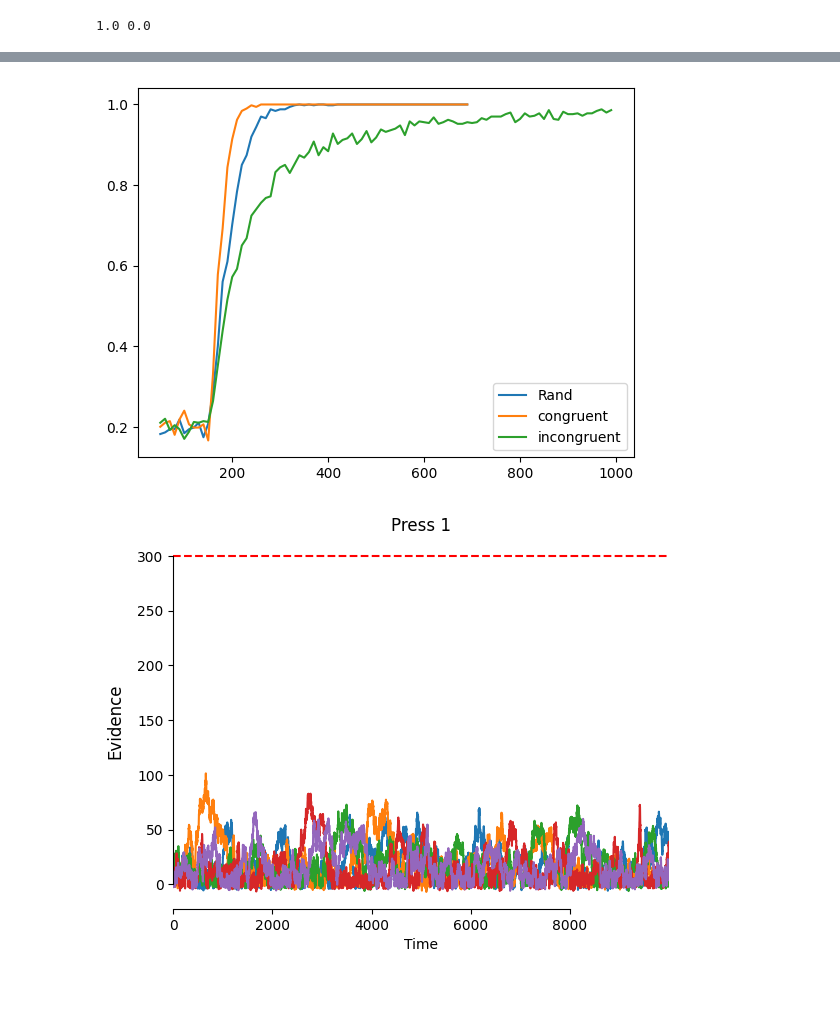
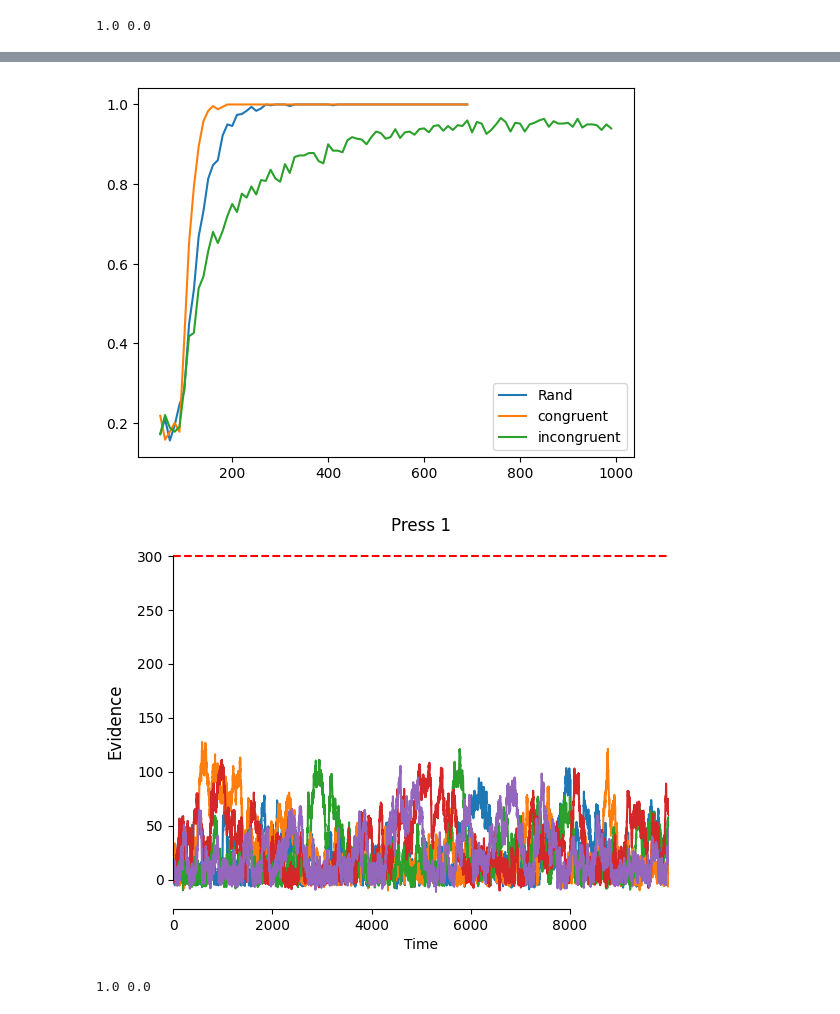
Before and after one commit to manazerzadeh/Sequential-HorseRace, a Jupyter notebook: model_single_press_new.ipynb, the cells around one changed output, grey strips where cells are left out. Cells and saved outputs as stored; diff of their text form; code cells hidden in the pictures.

Commit message:
new models

```diff
--- a/model_single_press_new.ipynb
+++ b/model_single_press_new.ipynb
@@ -951,7 +605,7 @@ RTs = np.array([])
 visual_drifts = calc_visual_drifts(specific_seq, seq_length)
 memory_drifts = calc_memory_drifts(specific_seq, seq_length)
 model = DriftDiffusionModel_Optimzied_damping_lateral(rand_seq, specific_seq, visual_drifts, memory_drifts,
-                                      diffusion, threshold, visual_delay=150,
+                                      diffusion, threshold, visual_delay=visual_delay, motor_delay = motor_delay,
                                       planning_capacity=4, planning_param=2, seq_length=seq_length, alpha = alpha, beta = beta)
 
 for sim in range(n_sims):
@@ -975,10 +629,10 @@ sns.despine(trim = True)
 # %%
 n_sims = 1000
 RTs = np.array([])
-visual_drifts = calc_visual_drifts(specific_seq, seq_length)
+visual_drifts = calc_visual_drifts(rand_seq, seq_length)
 memory_drifts = np.zeros((5, seq_length))
 model = DriftDiffusionModel_Optimzied_damping_lateral(rand_seq, specific_seq, visual_drifts, memory_drifts,
-                                      diffusion, threshold, visual_delay=150,
+                                      diffusion, threshold, visual_delay=visual_delay, motor_delay = motor_delay,
                                       planning_capacity=4, planning_param=2, seq_length=seq_length, alpha = alpha, beta = beta)
 
 for sim in range(n_sims):
@@ -991,55 +649,55 @@ print(RTs.mean(), RTs.std())
 # %%
 accs = []
 for max_time in np.arange(50, 600, step = 10):
-    n_sims = 1000
+    n_sims = 200
     RTs = np.array([])
     visual_drifts = calc_visual_drifts(rand_seq, seq_length)
     memory_drifts = np.zeros((5, seq_length))
     model = DriftDiffusionModel_Optimzied_damping_lateral(rand_seq, specific_seq, visual_drifts, memory_drifts,
-                                        diffusion, threshold = np.inf, visual_delay=150,
-                                        planning_capacity=4, planning_param=2, seq_length=seq_length, alpha = alpha, max_time=max_time)
+                                        diffusion, threshold = np.inf, visual_delay=visual_delay, motor_delay = motor_delay,
+                                        planning_capacity=4, planning_param=2, seq_length=seq_length, alpha = alpha, beta = beta, max_time=max_time)
 
     for sim in range(n_sims):
         ipis, evidence = model.simulate()
         RTs = np.append(RTs, check_evidence_to_seq(evidence, rand_seq))
     accs.append(RTs.mean())
 
-plt.plot(np.arange(50,600, step = 10), accs, label = 'Rand')
+plt.plot(np.arange(50 + motor_delay,600 + motor_delay, step = 10), accs, label = 'Rand')
 
 accs = []
 for max_time in np.arange(50, 600, step = 10):
-    n_sims = 1000
+    n_sims = 200
     RTs = np.array([])
     visual_drifts = calc_visual_drifts(specific_seq, seq_length)
     memory_drifts = calc_memory_drifts(specific_seq, seq_length)
     model = DriftDiffusionModel_Optimzied_damping_lateral(specific_seq, specific_seq, visual_drifts, memory_drifts,
-                                        diffusion, threshold = np.inf, visual_delay=150,
-                                        planning_capacity=4, planning_param=2, seq_length=seq_length, alpha = alpha, max_time=max_time)
+                                        diffusion, threshold = np.inf, visual_delay=visual_delay, motor_delay = motor_delay,
+                                        planning_capacity=4, planning_param=2, seq_length=seq_length, alpha = alpha, beta = beta, max_time=max_time)
 
     for sim in range(n_sims):
         ipis, evidence = model.simulate()
         RTs = np.append(RTs, check_evidence_to_seq(evidence, specific_seq))
     accs.append(RTs.mean())
 
-plt.plot(np.arange(50,600, step = 10), accs, label = 'congruent')
+plt.plot(np.arange(50 + motor_delay,600 + motor_delay, step = 10), accs, label = 'congruent')
 
 
 accs = []
 for max_time in np.arange(50, 600, step = 10):
-    n_sims = 3000
+    n_sims = 1000
     RTs = np.array([])
     visual_drifts = calc_visual_drifts(rand_seq, seq_length)
     memory_drifts = calc_memory_drifts(specific_seq, seq_length)
     model = DriftDiffusionModel_Optimzied_damping_lateral(rand_seq, specific_seq, visual_drifts, memory_drifts,
-                                        diffusion, threshold = np.inf, visual_delay=150,
-                                        planning_capacity=4, planning_param=2, seq_length=seq_length, alpha = alpha, max_time=max_time)
+                                        diffusion, threshold = np.inf, visual_delay=visual_delay, motor_delay = motor_delay,
+                                        planning_capacity=4, planning_param=2, seq_length=seq_length, alpha = alpha, beta = beta, max_time=max_time)
 
     for sim in range(n_sims):
         ipis, evidence = model.simulate()
         RTs = np.append(RTs, check_evidence_to_seq(evidence, rand_seq))
     accs.append(RTs.mean())
 
-plt.plot(np.arange(50,600, step = 10), accs, label = 'incongruent')
+plt.plot(np.arange(50 + motor_delay,600 + motor_delay, step = 10), accs, label = 'incongruent')
 
 
 plt.xlabel('RT')
@@ -1057,8 +715,8 @@ for max_time in np.arange(50, 700, step = 10):
     visual_drifts = calc_visual_drifts(rand_seq, seq_length)
     memory_drifts = np.zeros((5, seq_length))
     model = DriftDiffusionModel_Optimzied_damping_lateral(rand_seq, specific_seq, visual_drifts, memory_drifts,
-                                        diffusion, threshold, visual_delay=150,
-                                        planning_capacity=4, planning_param=2, seq_length=seq_length, alpha = 0.995, max_time=max_time)
+                                        diffusion, threshold, visual_delay=visual_delay, motor_delay=motor_delay,
+                                        planning_capacity=4, planning_param=2, seq_length=seq_length, alpha = alpha, beta= beta, max_time=max_time)
 
     for sim in range(n_sims):
         ipis, evidence = model.simulate()
@@ -1074,8 +732,8 @@ for max_time in np.arange(50, 700, step = 10):
     visual_drifts = calc_visual_drifts(specific_seq, seq_length)
     memory_drifts = calc_memory_drifts(specific_seq, seq_length)
     model = DriftDiffusionModel_Optimzied_damping_lateral(specific_seq, specific_seq, visual_drifts, memory_drifts,
-                                        diffusion, threshold, visual_delay=150,
-                                        planning_capacity=4, planning_param=2, seq_length=seq_length, alpha = 0.995, max_time=max_time)
+                                        diffusion, threshold, visual_delay=visual_delay, motor_delay=motor_delay,
+                                        planning_capacity=4, planning_param=2, seq_length=seq_length, alpha = alpha, beta = beta,  max_time=max_time)
 
     for sim in range(n_sims):
         ipis, evidence = model.simulate()
@@ -1092,8 +750,8 @@ for max_time in np.arange(50, 1000, step = 10):
     visual_drifts = calc_visual_drifts(rand_seq, seq_length)
     memory_drifts = calc_memory_drifts(specific_seq, seq_length)
     model = DriftDiffusionModel_Optimzied_damping_lateral(rand_seq, specific_seq, visual_drifts, memory_drifts,
-                                        diffusion, threshold, visual_delay=150,
-                                        planning_capacity=4, planning_param=2, seq_length=seq_length, alpha = 0.995, max_time=max_time)
+                                        diffusion, threshold, visual_delay=visual_delay, motor_delay=motor_delay,
+                                        planning_capacity=4, planning_param=2, seq_length=seq_length, alpha = alpha, beta = beta, max_time=max_time)
 
     for sim in range(n_sims):
         ipis, evidence = model.simulate()
@@ -1107,16 +765,33 @@ plt.plot(np.arange(50,1000, step = 10), accs, label = 'incongruent')
 plt.legend()
 plt.show()
 # %% [output]
-[figure, old version]
+[figure, new version]
 # %%
 visual_drifts = np.zeros((5, seq_length))
 
 memory_drifts = np.zeros((5, seq_length))
 
 model = DriftDiffusionModel_Optimzied_damping_lateral(rand_seq, rand_seq, visual_drifts, memory_drifts,
-                                      diffusion, threshold, visual_delay=150,
+                                      diffusion, threshold, visual_delay=visual_delay, motor_delay = motor_delay,
                                       planning_capacity=4, planning_param=2, seq_length=seq_length, alpha = alpha, beta=beta)
 model.plot_simulations()
 sns.despine(trim=True)
 # %% [output]
-[figure, old version]
+[figure, new version]
+# %%
+n_sims = 1000
+RTs = np.array([])
+visual_drifts = np.zeros((5, seq_length))
+
+memory_drifts = np.zeros((5, seq_length))
+model = DriftDiffusionModel_Optimzied_damping_lateral(rand_seq, specific_seq, visual_drifts, memory_drifts,
+                                      diffusion, threshold = np.inf, visual_delay=visual_delay, motor_delay = motor_delay,
+                                      planning_capacity=4, planning_param=2, seq_length=seq_length, alpha = alpha, beta = beta)
+
+for sim in range(n_sims):
+    ipis, evidence = model.simulate()
+    RTs = np.append(RTs, ~(evidence >= threshold).any())
+
+print(RTs.mean(), RTs.std())
+# %% [output]
+1.0 0.0
```
Also changed, not shown: parts of 33 cells of this notebook, 6 other files.
